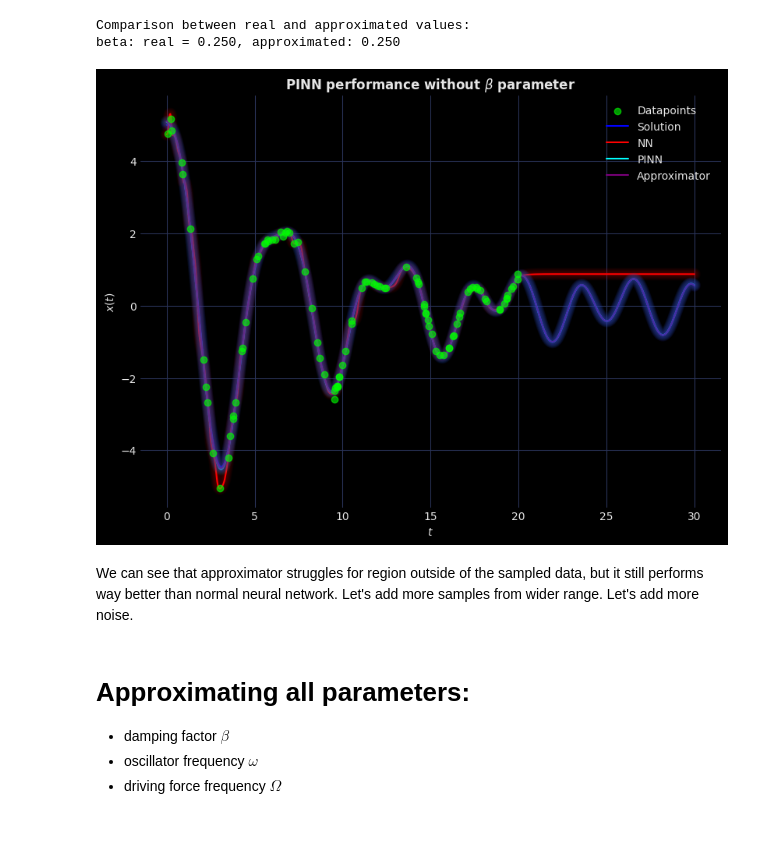
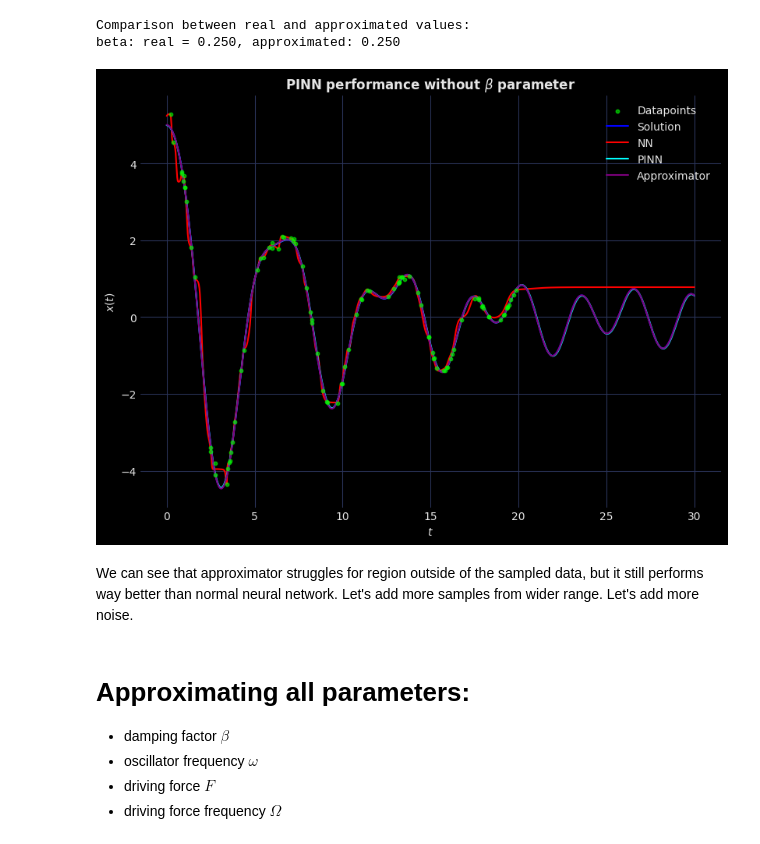
Before and after one commit to Yolonek/MachineLearningApplications, a Jupyter notebook: 8.PINN/8.1-HarmonicOscillator.ipynb, the cells around one changed output. Saved outputs shown, nothing was run; the diff lists cells and outputs as text; code cells hidden in the pictures.

```diff
--- a/8.PINN/8.1-HarmonicOscillator.ipynb
+++ b/8.PINN/8.1-HarmonicOscillator.ipynb
@@ -47,10 +48,11 @@ datapoints['x'] = (x_true := oscillator_function(datapoints['t'])) + np.random.n
 with plt.style.context('cyberpunk'):
     figure, axes = plt.subplots(1, 1, layout='constrained', figsize=(8, 6))
     axes.plot(t_values, oscillator_function(t_values), color='blue')
-    axes.scatter(datapoints['t'], datapoints['x'], color='lime', zorder=10, alpha=0.6)
+    axes.scatter(datapoints['t'], datapoints['x'], color='lime', zorder=10, alpha=0.6, s=10)
     # axes.grid()
     axes.set(xlabel='$t$', ylabel='$x(t)$',
              title=f'Solution for differential equation:\n'
                    f'${sp.latex(x_eq)}$')
     enhance_plot(figure, axes, glow=True, alpha_gradient=0.5)
+figure.savefig('images/image1.png')
 # %% [output]
@@ -136,12 +151,14 @@ Epoch 14000, Loss: 0.0014906906289979815
 # %%
 with plt.style.context('cyberpunk'):
     figure, axes = plt.subplots(1, 1, layout='constrained', figsize=(8, 6))
-    axes.scatter(datapoints['t'], datapoints['x'], color='lime', label='Datapoints', zorder=10, alpha=0.6)
+    axes.scatter(datapoints['t'], datapoints['x'],
+                 color='lime', label='Datapoints', zorder=10, alpha=0.6, s=10)
     axes.plot(t_values, oscillator_function(t_values), color='blue', label='Solution')
     t_val_tensor = torch.tensor(t_values, dtype=torch.float32).unsqueeze(dim=1)
     axes.plot(t_val_tensor, NN(t_val_tensor.cuda()).cpu().detach(), color='red', label='NN')
     axes.legend()
     axes.set(xlabel='$t$', ylabel='$x(t)$',
-             title='Comparison between exact solution and standard neural netork')
+             title='Comparison between exact solution and standard neural network')
     enhance_plot(figure, axes, glow=True)
+figure.savefig('images/image2.png')
 # %% [output]
@@ -204,7 +221,8 @@ Epoch 24000, MSE Loss: 0.008564097806811333, Physics Loss: 0.0003014862304553389
 # %%
 with plt.style.context('cyberpunk'):
     figure, axes = plt.subplots(1, 1, layout='constrained', figsize=(8, 6))
-    axes.scatter(datapoints['t'], datapoints['x'], color='lime', label='Datapoints', zorder=10, alpha=0.6)
+    axes.scatter(datapoints['t'], datapoints['x'],
+                 color='lime', label='Datapoints', zorder=10, alpha=0.6, s=10)
     axes.plot(t_values, oscillator_function(t_values), color='blue', label='Solution')
     t_val_tensor = torch.tensor(t_values, dtype=torch.float32).unsqueeze(dim=1)
     axes.plot(t_val_tensor, NN(t_val_tensor.cuda()).cpu().detach(), color='red', label='NN')
@@ -213,4 +231,5 @@ with plt.style.context('cyberpunk'):
     axes.set(xlabel='$t$', ylabel='$x(t)$',
              title=f'Comparison between standard NN and PINN')
     enhance_plot(figure, axes, glow=True)
+figure.savefig('images/image3.png')
 # %% [output]
@@ -295,24 +314,27 @@ beta: real = 0.250, approximated: 0.250
 # %%
 with plt.style.context('cyberpunk'):
     figure, axes = plt.subplots(1, 1, layout='constrained', figsize=(8, 6))
-    axes.scatter(datapoints['t'], datapoints['x'], color='lime', label='Datapoints', zorder=10, alpha=0.6)
+    axes.scatter(datapoints['t'], datapoints['x'],
+                 color='lime', label='Datapoints', zorder=10, alpha=0.6, s=10)
     axes.plot(t_values, oscillator_function(t_values), color='blue', label='Solution')
     t_val_tensor = torch.tensor(t_values, dtype=torch.float32).unsqueeze(dim=1)
     axes.plot(t_val_tensor, NN(t_val_tensor.cuda()).cpu().detach(), color='red', label='NN')
     axes.plot(t_val_tensor, PINN(t_val_tensor.cuda()).cpu().detach(), color='cyan', label='PINN')
     axes.plot(t_val_tensor, Approximator(t_val_tensor.cuda()).cpu().detach(), color='purple', label='Approximator')
     axes.legend()
     axes.set(xlabel='$t$', ylabel='$x(t)$',
              title=f'PINN performance without $\\beta$ parameter')
-    enhance_plot(figure, axes, glow=True)
+    enhance_plot(figure, axes)
+figure.savefig('images/image4.png')
 # %% [output]
-[figure, old version]
+[figure, new version]
 # %% [markdown]
 We can see that approximator struggles for region outside of the sampled data, but it still performs way better than normal neural network. Let's add more samples from wider range. Let's add more noise.
 # %% [markdown]
 # Approximating all parameters:
 * damping factor $\beta$
 * oscillator frequency $\omega$
+* driving force $F$
 * driving force frequency $\Omega$
 # %%
 oscillator_function = sp.lambdify(t, oscillator_sol.rhs, 'numpy')
```
Also changed, not shown: parts of 16 cells of this notebook, 7 other files.
